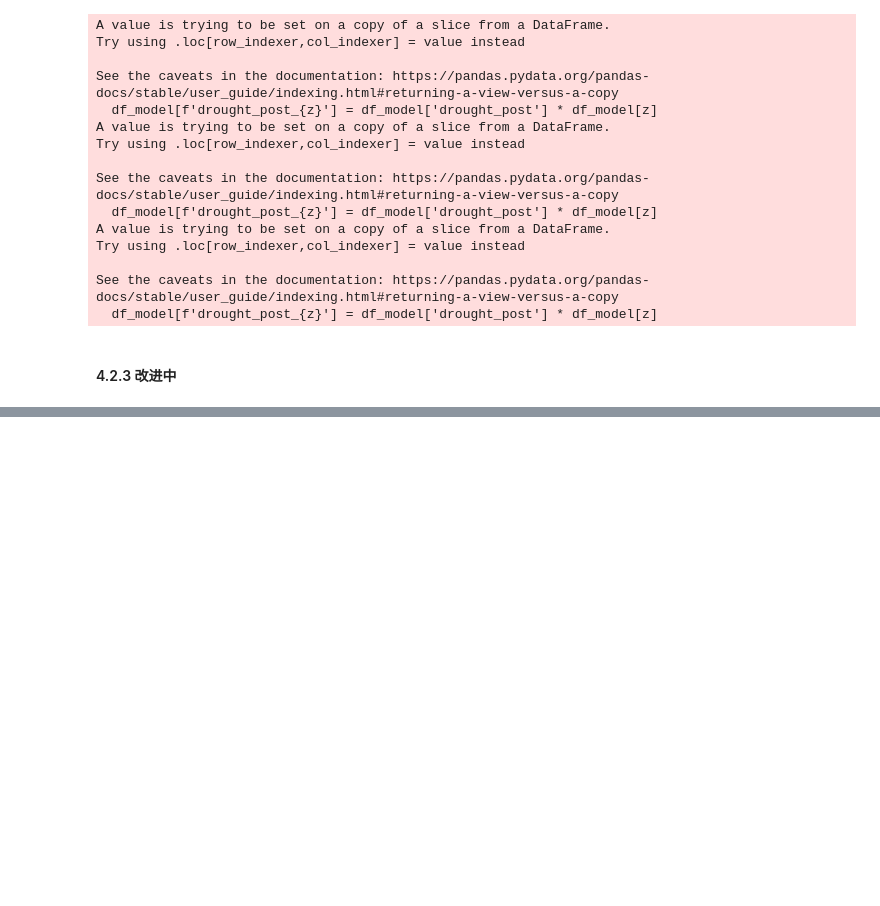
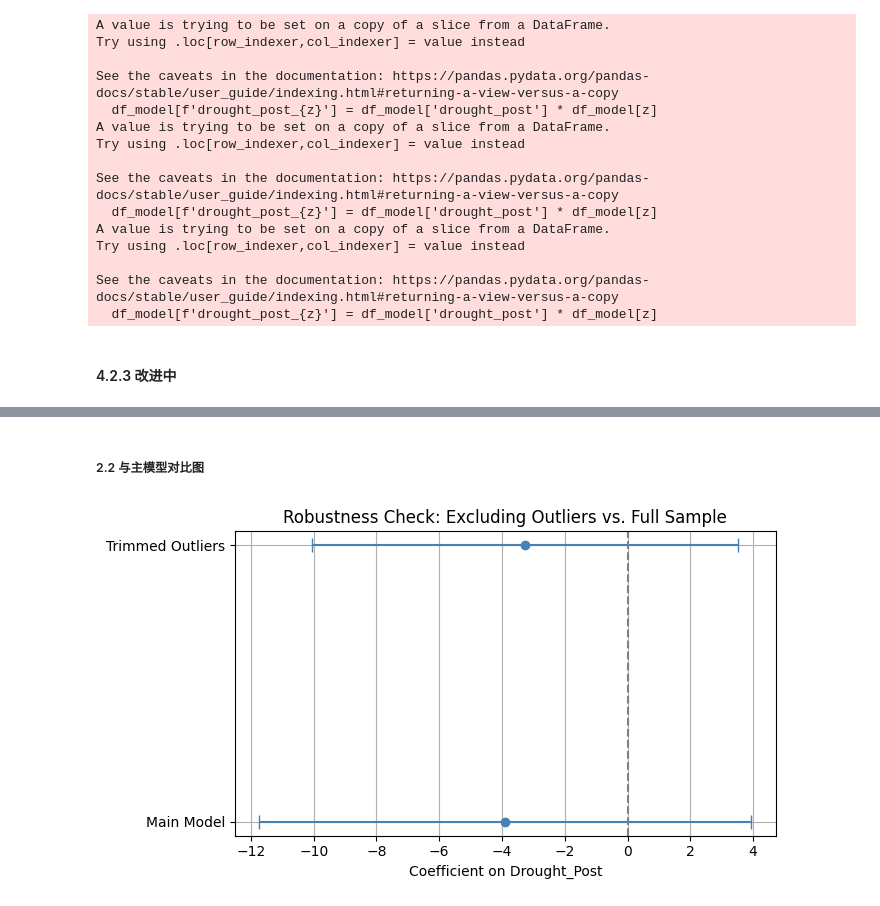
Before and after one commit to ixxiiris/CASA_Dissertation, a Jupyter notebook: DiD/did_event.ipynb, the cells around one changed output, grey strips where cells are left out. Saved outputs shown, nothing was run; the diff lists cells and outputs as text; code cells hidden in the pictures; blank space fills up the shorter version.

```diff
--- a/DiD/did_event.ipynb
+++ b/DiD/did_event.ipynb
@@ -523,0 +929,60 @@ See the caveats in the documentation: https://pandas.pydata.org/pandas-docs/stab
+# %% [markdown]
+##### 2.2 与主模型对比图
+# %%
+import pandas as pd
+import matplotlib.pyplot as plt
+import statsmodels.formula.api as smf
+
+# Step 1: 数据清理（主模型）
+df_clean_main = df_model.dropna(subset=['net_migration_per_1000', 'drought_post', 'county_id', 'year'])
+
+# Step 2: 拟合主模型
+model_main = smf.ols(
+    formula="net_migration_per_1000 ~ drought_post + C(county_id) + C(year)",
+    data=df_clean_main
+).fit(cov_type='cluster', cov_kwds={'groups': df_clean_main['county_id']})
+
+# Step 3: 构造极值剔除数据（±3σ）
+migration_mean = df_model['net_migration_per_1000'].mean()
+migration_std = df_model['net_migration_per_1000'].std()
+
+df_trimmed = df_model[
+    (df_model['net_migration_per_1000'] >= migration_mean - 3 * migration_std) &
+    (df_model['net_migration_per_1000'] <= migration_mean + 3 * migration_std)
+].dropna(subset=['net_migration_per_1000', 'drought_post', 'county_id', 'year'])
+
+# Step 4: 拟合极值剔除后的模型
+model_trim = smf.ols(
+    formula="net_migration_per_1000 ~ drought_post + C(county_id) + C(year)",
+    data=df_trimmed
+).fit(cov_type='cluster', cov_kwds={'groups': df_trimmed['county_id']})
+
+# Step 5: 汇总两个模型的 drought_post 系数与置信区间
+def extract_coef(model, label):
+    coef = model.params['drought_post']
+    se = model.bse['drought_post']
+    return {
+        'Model': label,
+        'Coef': coef,
+        'CI_low': coef - 1.96 * se,
+        'CI_high': coef + 1.96 * se
+    }
+
+coef_df = pd.DataFrame([
+    extract_coef(model_main, 'Main Model'),
+    extract_coef(model_trim, 'Trimmed Outliers')
+])
+
+# Step 6: 可视化 coefplot
+plt.figure(figsize=(7, 4))
+plt.errorbar(coef_df['Coef'], coef_df['Model'],
+             xerr=[coef_df['Coef'] - coef_df['CI_low'], coef_df['CI_high'] - coef_df['Coef']],
+             fmt='o', color='steelblue', capsize=5)
+plt.axvline(0, color='gray', linestyle='--')
+plt.xlabel("Coefficient on Drought_Post")
+plt.title("Robustness Check: Excluding Outliers vs. Full Sample")
+plt.grid(True)
+plt.tight_layout()
+plt.show()
+# %% [output]
+[figure, added]
```
Also changed, not shown: parts of 29 cells of this notebook.
